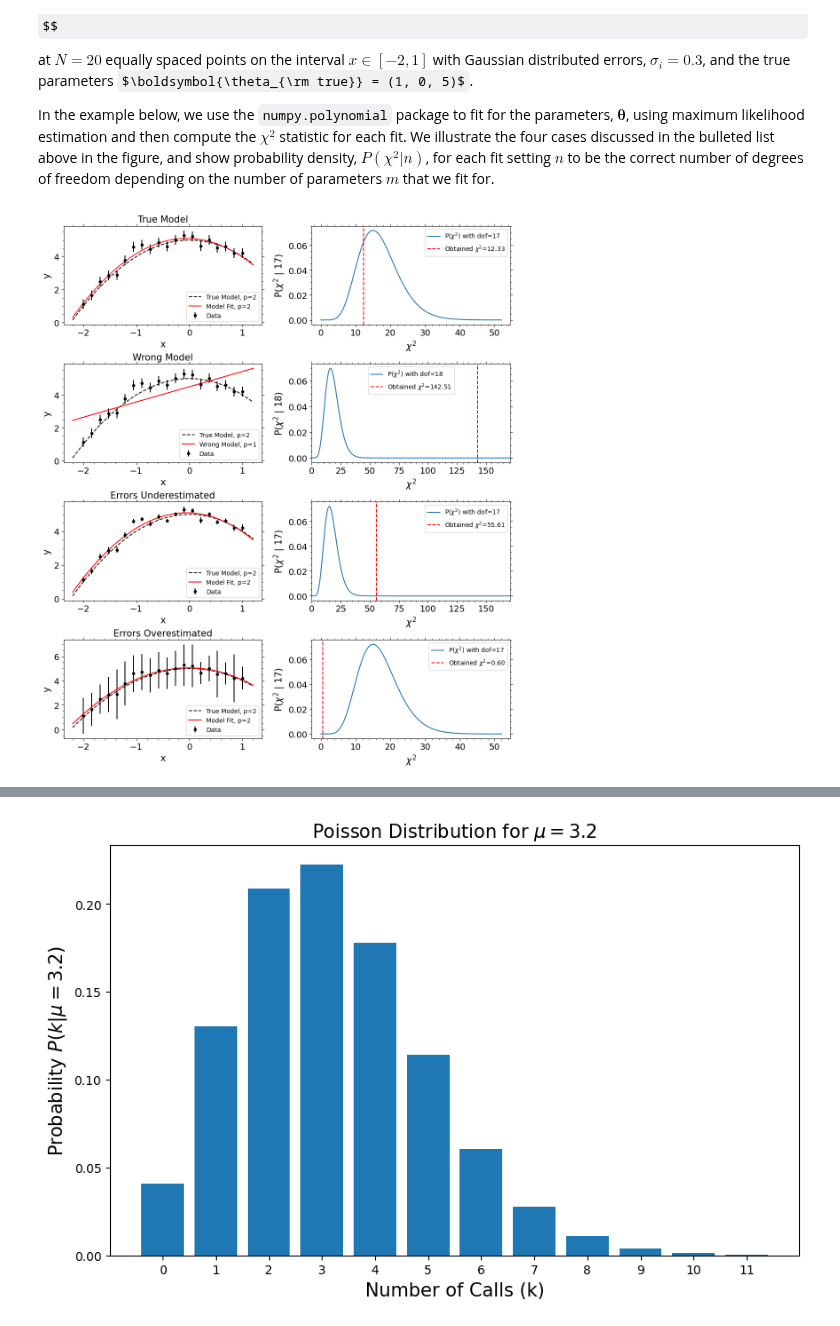
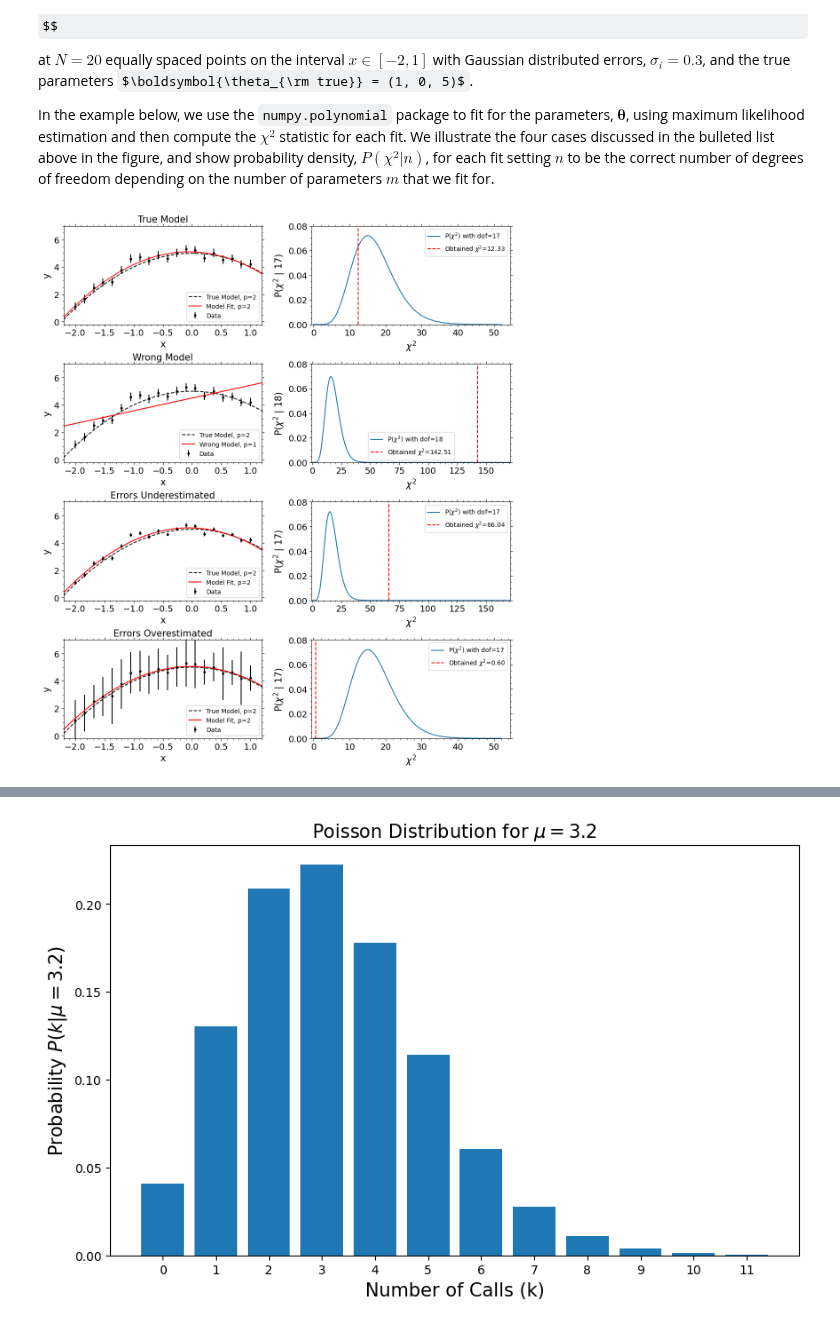
Before and after one commit to enigma-igm/Phys29, a Jupyter notebook: Phys29/lectures/Week9/01_fitting_data.ipynb, the cells around one changed output, grey strips where cells are left out. Saved outputs shown, nothing was run; the diff lists cells and outputs as text; code cells hidden in the pictures; some formulas as TeX source.

```diff
--- a/Phys29/lectures/Week9/01_fitting_data.ipynb
+++ b/Phys29/lectures/Week9/01_fitting_data.ipynb
@@ -806,7 +841,7 @@ y_p2_fit_tobig = np.polyval(coeffs_p2_tobig, x)
 y_p2_fit_tobig_fine = np.polyval(coeffs_p2_tobig, x_fine)
 
 # Perform a quadratic fit to the data using error bars that are too small
-sig_y_tosmal = rng.uniform(0.3, 0.7, len(x))*sig_y
+sig_y_tosmal = rng.uniform(0.3, 0.6, len(x))*sig_y
 coefss_p2_toosmal = np.polyfit(x, y, p2, w=1.0/sig_y_tosmal)
 y_p2_fit_toosmal = np.polyval(coefss_p2_toosmal, x)
 y_p2_fit_toosmal_fine = np.polyval(coefss_p2_toosmal, x_fine)
@@ -814,18 +849,18 @@ y_p2_fit_toosmal_fine = np.polyval(coefss_p2_toosmal, x_fine)
 # Calculate chi-square for each fit
 chi2_p2 = np.sum(((y - y_p2_fit) / sig_y) ** 2)
 chi2_p1 = np.sum(((y - y_p1_fit) / sig_y) ** 2)
-chi2_p2_tobig = np.sum(((y - y_p2_fit_tobig)/sig_y_tobig) ** 2)
-chi2_p2_tosmal = np.sum(((y - y_p2_fit_toosmal)/sig_y_tosmal) ** 2)
+chi2_p2_toobig = np.sum(((y - y_p2_fit_tobig)/sig_y_tobig) ** 2)
+chi2_p2_toosmal = np.sum(((y - y_p2_fit_toosmal)/sig_y_tosmal) ** 2)
 
 # Calculate the number of degrees of freedom for each fit and the P-value
 dof_p2 = len(x) - (p2 + 1)
 dof_p1 = len(x) - (p1 + 1)
 p_chi2_p2 = 1.0 - stats.chi2.cdf(chi2_p2, dof_p2)
 p_chi2_p1 = 1.0 - stats.chi2.cdf(chi2_p1, dof_p1)
-p_chi2_p2_tobig= 1.0 - stats.chi2.cdf(chi2_p2_tobig, dof_p2)
-p_chi2_p2_tosmal = 1.0 - stats.chi2.cdf(chi2_p2_tosmal, dof_p2)
+p_chi2_p2_tobig= 1.0 - stats.chi2.cdf(chi2_p2_toobig, dof_p2)
+p_chi2_p2_tosmal = 1.0 - stats.chi2.cdf(chi2_p2_toosmal, dof_p2)
 # %%
-markersize= 4
+markersize= 3
 
 # Create subplots with 3 rows and 2 columns
 fig, axes = plt.subplots(4, 2, figsize=(13, 15))
@@ -875,44 +910,50 @@ axes[2, 0].legend(loc='lower right')
 
 chi2_values = np.linspace(0, chi2_p1*2, 400)
 axes[2, 1].plot(chi2_values, stats.chi2.pdf(chi2_values, dof_p2), label=f'P($\chi^2$) with dof={dof_p2}')
-axes[2, 1].axvline(chi2_p2_tosmal, color='r', linestyle='--', label=f'Obtained $\chi^2$={chi2_p2_tosmal:.2f}')
+axes[2, 1].axvline(chi2_p2_toosmal, color='r', linestyle='--', label=f'Obtained $\chi^2$={chi2_p2_toosmal:.2f}')
 axes[2, 1].set_xlabel('$\chi^2$', fontsize=15)
 axes[2, 1].set_ylabel('P($\chi^2$ | {:d})'.format(dof_p2), fontsize=15)
 axes[2, 1].legend()
 axes[2,1].set_xlim(0, 1.2*chi2_p1)
 
 # Plot for p2 with overestimated errors
 axes[3, 0].errorbar(x, y, yerr=sig_y_tobig, fmt='o', color='k', label='Data', markersize=markersize)
 axes[3, 0].plot(x_fine, y_true_fine, color='k', linestyle='--', alpha=0.9, linewidth=1.5, label=f'True Model, p={p2}')
 axes[3, 0].plot(x_fine, y_p2_fit_tobig_fine, color='red', label=f'Model Fit, p={p2}')
 axes[3, 0].set_title('Errors Overestimated', fontsize=15)
 axes[3, 0].set_xlabel('x', fontsize=15)
 axes[3, 0].set_ylabel('y', fontsize=15)
 axes[3, 0].legend(loc='lower right')
 
 chi2_values = np.linspace(0, dof_p2 + 6.0*np.sqrt(2.0*dof_p2), 400)
 axes[3, 1].plot(chi2_values, stats.chi2.pdf(chi2_values, dof_p2), label=f'P($\chi^2$) with dof={dof_p2}')
-axes[3, 1].axvline(chi2_p2_tobig, color='r', linestyle='--', label=f'Obtained $\chi^2$={chi2_p2_tobig:.2f}')
+axes[3, 1].axvline(chi2_p2_toobig, color='r', linestyle='--', label=f'Obtained $\chi^2$={chi2_p2_toobig:.2f}')
 axes[3, 1].set_xlabel('$\chi^2$', fontsize=15)
 axes[3, 1].set_ylabel('P($\chi^2$ | {:d})'.format(dof_p2), fontsize=15)
 axes[3, 1].legend()
 
 
 ax_0 = axes[:, 0].flatten()
 for a in ax_0:
-    ax.set_xlim(-2.5, 1.5)
-    ax.set_ylim(-1.5,7.0)
+    a.set_xlim(-2.2, 1.2)
+    a.set_ylim(-0.2,7.0)
+
+ax_1 = axes[:, 1].flatten()
+for a in ax_1:
+    xlim = a.get_xlim()
+    a.set_xlim(-0.5, xlim[1])
+    a.set_ylim(0.0, 0.08)
 
 ax_flat = axes.flatten()
 for a in ax_flat:
     a.tick_params(which='both', bottom=True, top=True, left=True, right=True, labelbottom=True, labelsize=14)
     a.xaxis.set_minor_locator(AutoMinorLocator())
     a.yaxis.set_minor_locator(AutoMinorLocator())
 
 # Adjust the space between subplots
 plt.subplots_adjust(wspace=0.25, hspace=0.4)
 # %% [output]
-[figure, old version]
+[figure, new version]
 # %% [markdown]
 ## Counting Statistics and the Poisson Distribution
 
```
Also changed, not shown: parts of 15 cells of this notebook.
